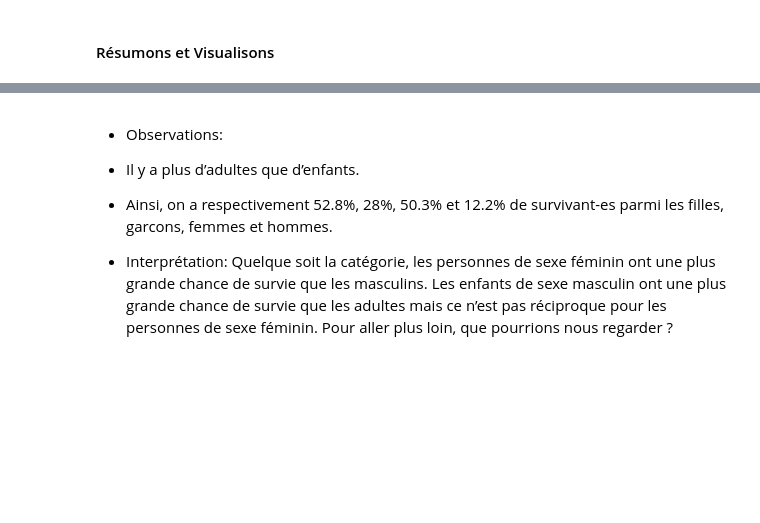
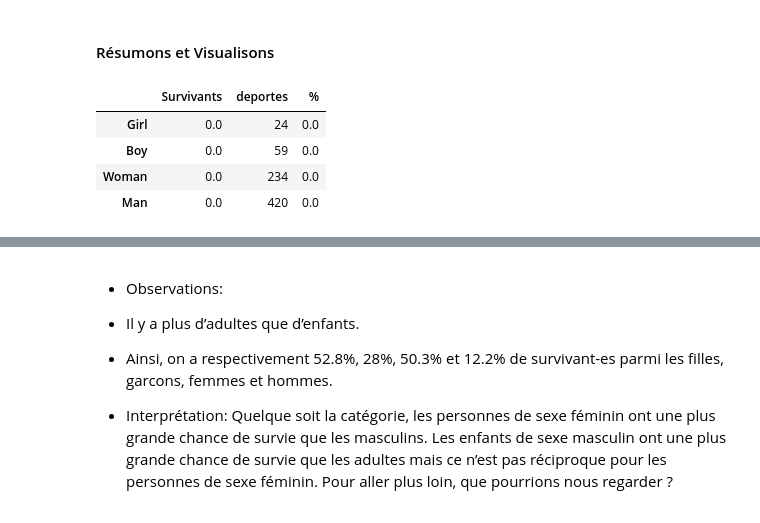
Before and after one commit to BachirAbdou/PB_R-el, a Jupyter notebook: index.ipynb, the cells around one changed output, grey strips where cells are left out. Saved outputs shown, nothing was run; the diff lists cells and outputs as text; code cells hidden in the pictures; blank space fills up the shorter version.

```diff
--- a/index.ipynb
+++ b/index.ipynb
@@ -235,10 +235,16 @@ Name: survived, dtype: float64
 # %%
 deportés = deportes_filtrer_age.groupby(['Adult','Sexe'])['DeporteesId'].count()
 summary = pd.DataFrame({"Survivants": survivors,
-                       "Passagers": deportés,
+                       "deportes": deportés,
                        "%": round(survivors/deportés*100, 1)})
 summary.index=['Girl','Boy','Woman','Man']
 summary
+# %% [output]
+|  | Survivants | deportes | % |
+| Girl | 0.0 | 24 | 0.0 |
+| Boy | 0.0 | 59 | 0.0 |
+| Woman | 0.0 | 234 | 0.0 |
+| Man | 0.0 | 420 | 0.0 |
 # %%
 summary.plot(kind='bar')
 plt.xlabel("Personnes classées selon l'age et le sexe")
```
Also changed, not shown: parts of 1 cell of this notebook.
